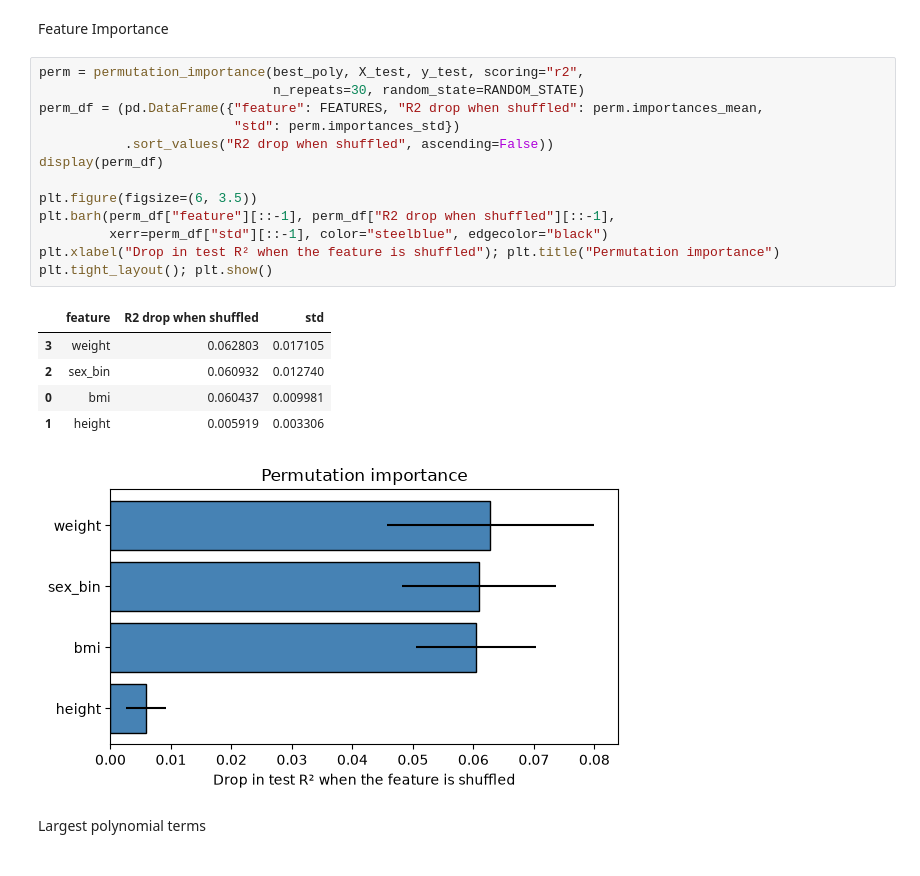
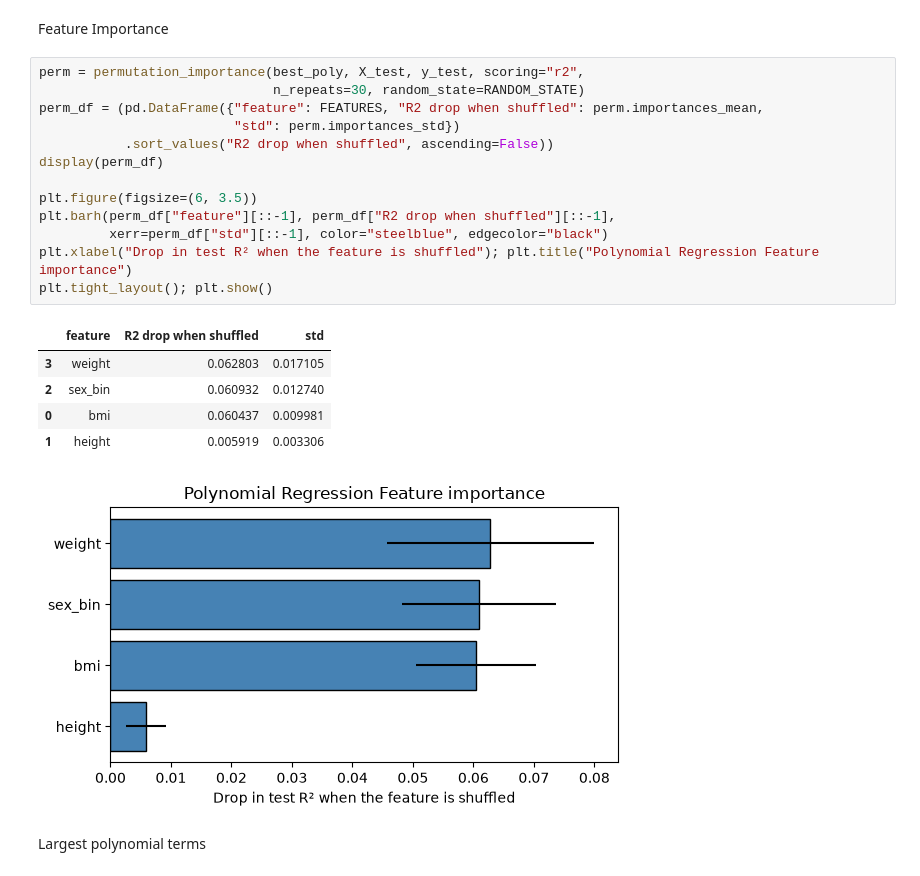
Before and after one commit to May-hk/lab-test-prediction, a Jupyter notebook: polynomial_regression.ipynb, the cells around one changed output. Cells and saved outputs as stored; diff of their text form.

```diff
--- a/polynomial_regression.ipynb
+++ b/polynomial_regression.ipynb
@@ -369,23 +340,23 @@ Feature Importance
 # %%
 perm = permutation_importance(best_poly, X_test, y_test, scoring="r2",
                               n_repeats=30, random_state=RANDOM_STATE)
 perm_df = (pd.DataFrame({"feature": FEATURES, "R2 drop when shuffled": perm.importances_mean,
                          "std": perm.importances_std})
            .sort_values("R2 drop when shuffled", ascending=False))
 display(perm_df)
 
 plt.figure(figsize=(6, 3.5))
 plt.barh(perm_df["feature"][::-1], perm_df["R2 drop when shuffled"][::-1],
          xerr=perm_df["std"][::-1], color="steelblue", edgecolor="black")
-plt.xlabel("Drop in test R² when the feature is shuffled"); plt.title("Permutation importance")
+plt.xlabel("Drop in test R² when the feature is shuffled"); plt.title("Polynomial Regression Feature importance")
 plt.tight_layout(); plt.show()
 # %% [output]
 |  | feature | R2 drop when shuffled | std |
 | 3 | weight | 0.062803 | 0.017105 |
 | 2 | sex_bin | 0.060932 | 0.012740 |
 | 0 | bmi | 0.060437 | 0.009981 |
 | 1 | height | 0.005919 | 0.003306 |
-[figure, old version]
+[figure, new version]
 # %% [markdown]
 Largest polynomial terms
 # %%
```
Also changed, not shown: parts of 4 cells of this notebook, 1 other file.
